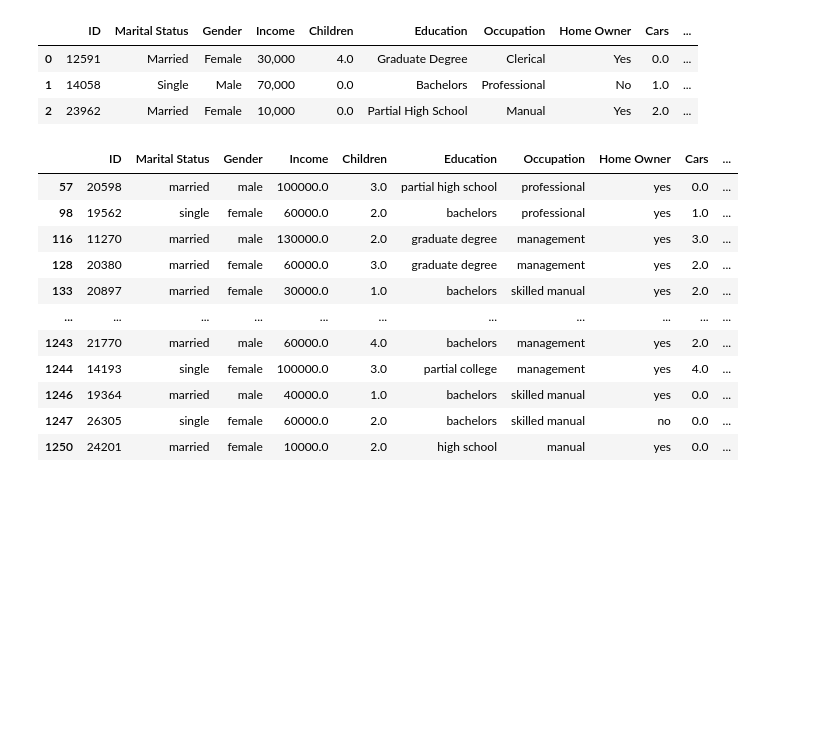
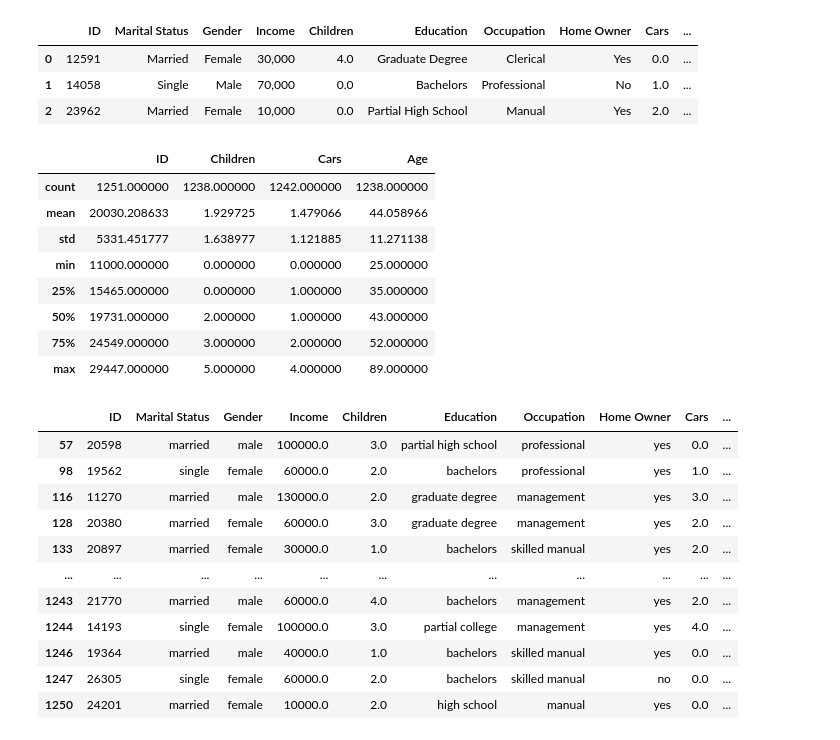
Before and after one commit to yaelgl/SemanaTecA01750911, a Jupyter notebook: bike.ipynb, the cells around one changed output. Cells and saved outputs as stored; diff of their text form; code cells hidden in the pictures; blank space fills up the shorter version.

```diff
--- a/bike.ipynb
+++ b/bike.ipynb
@@ -40,6 +40,18 @@ df.head(3)
 | 0 | 12591 | Married | Female | 30,000 | 4.0 | Graduate Degree | Clerical | Yes | 0.0 | ... |
 | 1 | 14058 | Single | Male | 70,000 | 0.0 | Bachelors | Professional | No | 1.0 | ... |
 | 2 | 23962 | Married | Female | 10,000 | 0.0 | Partial High School | Manual | Yes | 2.0 | ... |
+# %%
+df.describe()
+# %% [output]
+|  | ID | Children | Cars | Age |
+| count | 1251.000000 | 1238.000000 | 1242.000000 | 1238.000000 |
+| mean | 20030.208633 | 1.929725 | 1.479066 | 44.058966 |
+| std | 5331.451777 | 1.638977 | 1.121885 | 11.271138 |
+| min | 11000.000000 | 0.000000 | 0.000000 | 25.000000 |
+| 25% | 15465.000000 | 0.000000 | 1.000000 | 35.000000 |
+| 50% | 19731.000000 | 2.000000 | 1.000000 | 43.000000 |
+| 75% | 24549.000000 | 3.000000 | 2.000000 | 52.000000 |
+| max | 29447.000000 | 5.000000 | 4.000000 | 89.000000 |
 # %%
 # Income de object a float
 df["Income"] = pd.to_numeric(df["Income"].str.replace(",", ""))
```
Also changed, not shown: parts of 9 cells of this notebook.
